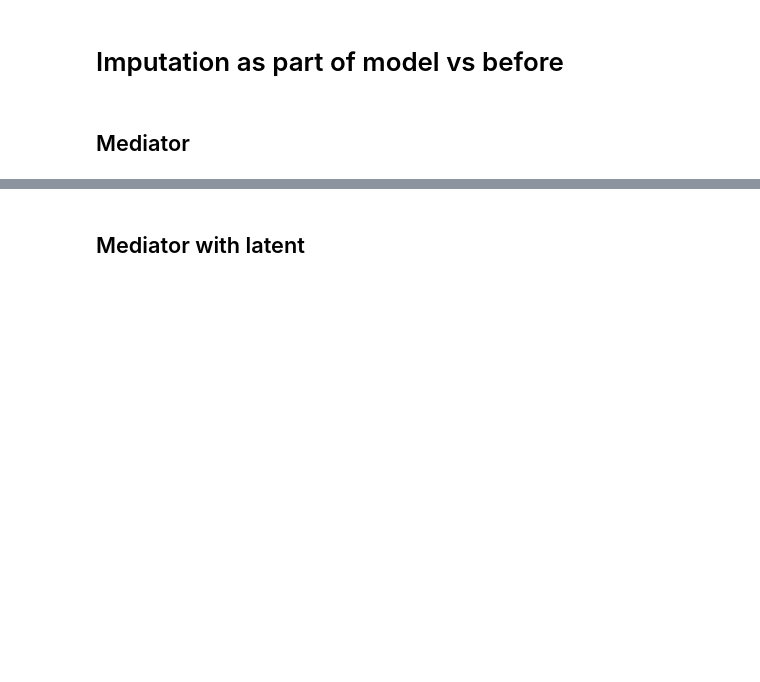
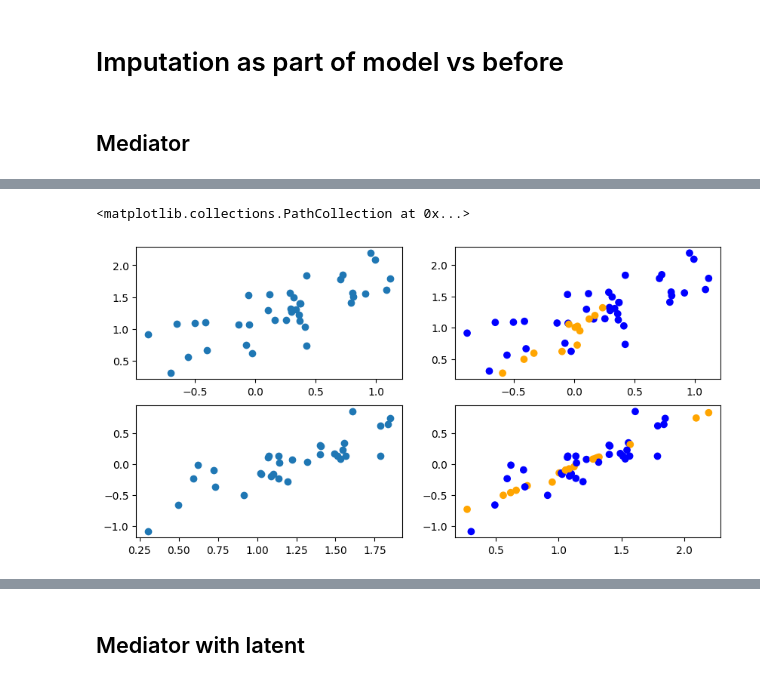
Before and after one commit to devonjkohler/Causomic, a Jupyter notebook: vignettes/methods_paper/TF_simulation.ipynb, the cells around one changed output, grey strips where cells are left out. Cells and saved outputs as stored; diff of their text form; code cells hidden in the pictures; blank space fills up the shorter version.

```diff
--- a/vignettes/methods_paper/TF_simulation.ipynb
+++ b/vignettes/methods_paper/TF_simulation.ipynb
@@ -1373,0 +1293,10 @@ params
+# %%
+fd = backdoor(add_independent_nodes=True)
+simulated_fd_data = simulate_data(fd['Networkx'],
+                                coefficients=fd['Coefficients'],
+                                mnar_missing_param=[-4, .4],
+                                add_feature_var=True, n=50, seed=2)
+fd_data = dataProcess(simulated_fd_data["Feature_data"], normalization=False,
+            summarization_method="TMP", MBimpute=False, sim_data=True)
+# fd_data = fd_data.dropna(how="all",axis=1)
+fd_data.isna().mean() * 100
@@ -1373,0 +1323,9 @@ params
+# %%
+result = comparison(
+        fd["Networkx"], fd["y0"], fd["MScausality"],
+        fd["Coefficients"], {"X": 0}, {"X": 2},
+        "Z", fd_data)
+
+print(result['Ground_truth'])
+print(result['Eliator'])
+print(result['MScausality'])
@@ -1373,0 +1345,58 @@ params
+# %%
+model = result["model"][0]
+imp_data = model.imputed_data
+X_data = imp_data.loc[imp_data["protein"] == "X"]
+Y_data = imp_data.loc[imp_data["protein"] == "Y"]
+Z_data = imp_data.loc[imp_data["protein"] == "Z"]
+
+X_backdoor_color = np.where(
+    (X_data['imp_mean'].isna().values & Y_data['imp_mean'].isna().values),
+    "blue",
+    np.where((X_data['intensity'].isna().values & Y_data['intensity'].isna().values),
+             "red", "orange"))
+
+Y_backdoor_color = np.where(
+    (Y_data['imp_mean'].isna().values & Z_data['imp_mean'].isna().values),
+    "blue",
+    np.where((Y_data['intensity'].isna().values & Z_data['intensity'].isna().values),
+             "red", "orange"))
+
+X_data = np.where(
+    X_data['imp_mean'].isna(),
+    X_data['intensity'],
+    X_data['imp_mean'])
+
+Y_data = np.where(
+    Y_data['imp_mean'].isna(),
+    Y_data['intensity'],
+    Y_data['imp_mean'])
+
+Z_data = np.where(
+    Z_data['imp_mean'].isna(),
+    Z_data['intensity'],
+    Z_data['imp_mean'])
+
+
+fig, ax = plt.subplots(2,2, figsize=(10,5))
+
+transformed_data = normalize(fd_data, wide_format=True)
+input_data = transformed_data["df"]
+
+ax[0,0].scatter(input_data.loc[:, "X"], input_data.loc[:, "Y"])
+ax[0,1].scatter(X_data, Y_data, color=X_backdoor_color)
+
+ax[1,0].scatter(input_data.loc[:, "Y"], input_data.loc[:, "Z"])
+ax[1,1].scatter(Y_data, Z_data, color=Y_backdoor_color)
+
+# ax[0,0].set_xlim(0,2.5)
+# ax[0,1].set_xlim(0,2.5)
+# ax[0,0].set_ylim(-.5,.8)
+# ax[0,1].set_ylim(-.5,.8)
+
+# ax[1,0].set_xlim(-1,1)
+# ax[1,1].set_xlim(-1,1)
+# ax[1,0].set_ylim(-2.5,-.5)
+# ax[1,1].set_ylim(-2.5,-.5)
+# %% [output]
+<matplotlib.collections.PathCollection at 0x...>
+[figure, added]
```
Also changed, not shown: parts of 12 cells of this notebook, 3 other files.
